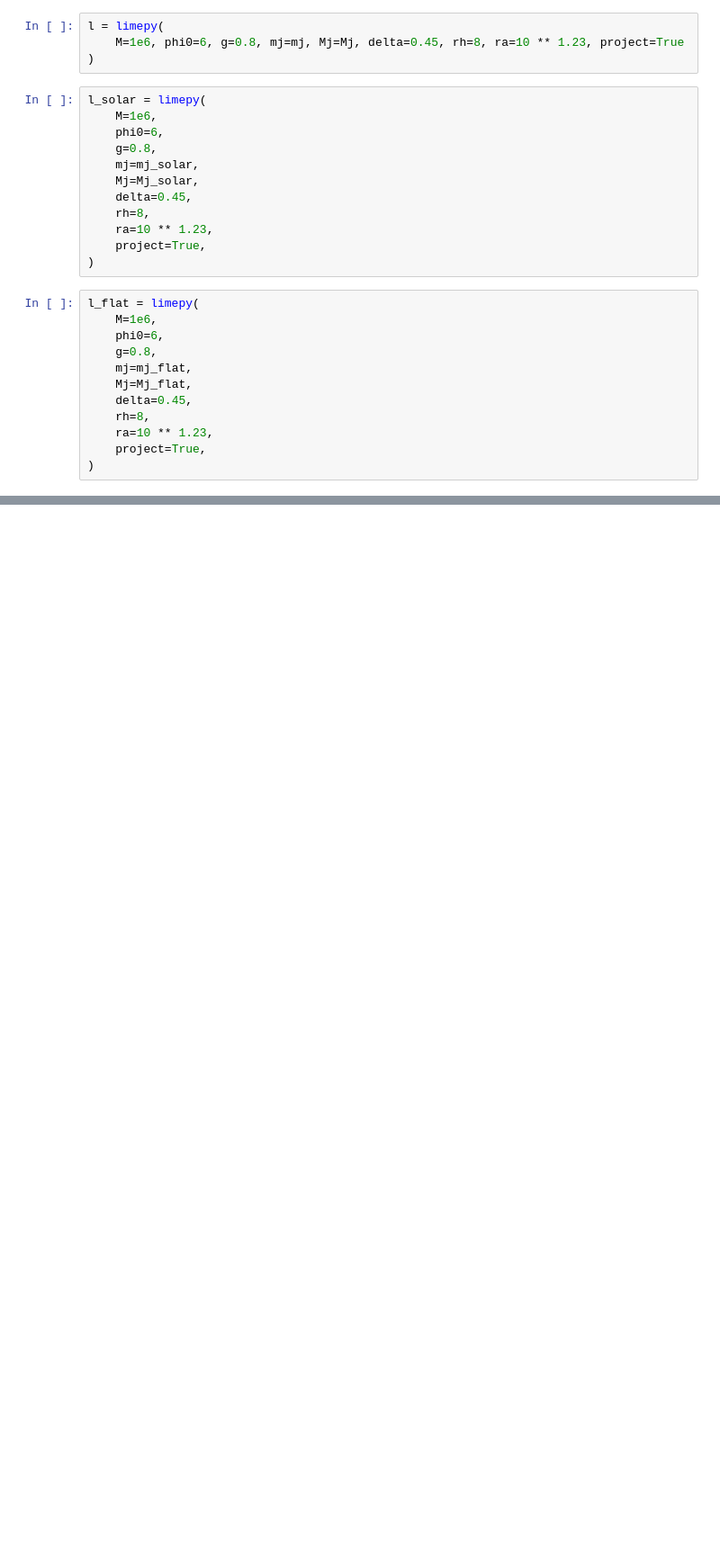
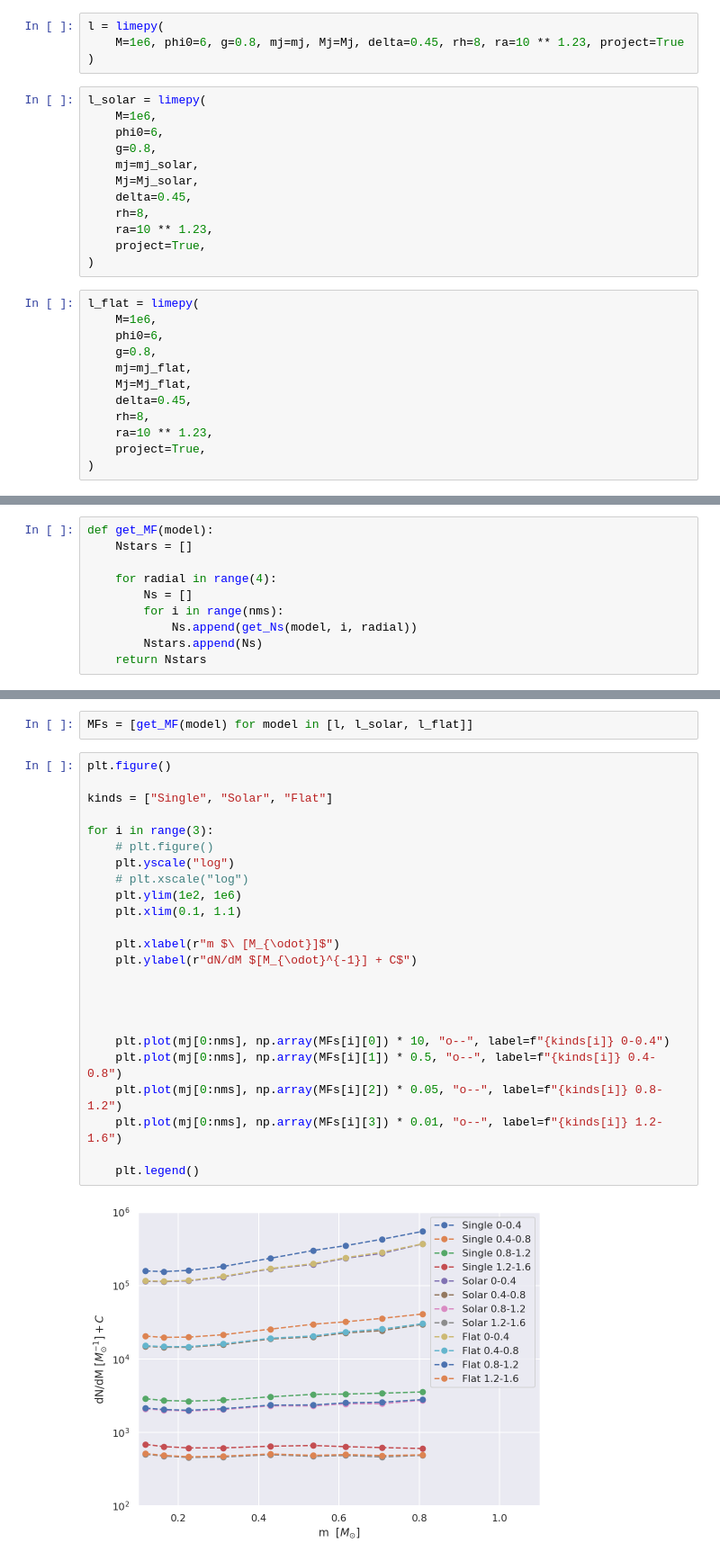
Before and after one commit to pjs902/honours-thesis, a Jupyter notebook: notebooks/simple-models.ipynb, the cells around one changed output, grey strips where cells are left out. Shown at 90% size. Cells and saved outputs as stored; diff of their text form; blank space fills up the shorter version.

```diff
--- a/notebooks/simple-models.ipynb
+++ b/notebooks/simple-models.ipynb
@@ -224,0 +266,10 @@ Should have a look at spatial distribution of MS vs Binaries and also at mass fu
+# %%
+def get_MF(model):
+    Nstars = []
+
+    for radial in range(4):
+        Ns = []
+        for i in range(nms):
+            Ns.append(get_Ns(model, i, radial))
+        Nstars.append(Ns)
+    return Nstars
@@ -224,0 +282,28 @@ Should have a look at spatial distribution of MS vs Binaries and also at mass fu
+# %%
+MFs = [get_MF(model) for model in [l, l_solar, l_flat]]
+# %%
+plt.figure()
+
+kinds = ["Single", "Solar", "Flat"]
+
+for i in range(3):
+    # plt.figure()
+    plt.yscale("log")
+    # plt.xscale("log")
+    plt.ylim(1e2, 1e6)
+    plt.xlim(0.1, 1.1)
+
+    plt.xlabel(r"m $\ [M_{\odot}]$")
+    plt.ylabel(r"dN/dM $[M_{\odot}^{-1}] + C$")
+
+
+
+
+    plt.plot(mj[0:nms], np.array(MFs[i][0]) * 10, "o--", label=f"{kinds[i]} 0-0.4")
+    plt.plot(mj[0:nms], np.array(MFs[i][1]) * 0.5, "o--", label=f"{kinds[i]} 0.4-0.8")
+    plt.plot(mj[0:nms], np.array(MFs[i][2]) * 0.05, "o--", label=f"{kinds[i]} 0.8-1.2")
+    plt.plot(mj[0:nms], np.array(MFs[i][3]) * 0.01, "o--", label=f"{kinds[i]} 1.2-1.6")
+
+    plt.legend()
+# %% [output]
+[figure, added]
```
Also changed, not shown: parts of 16 cells of this notebook, 2 other files.
